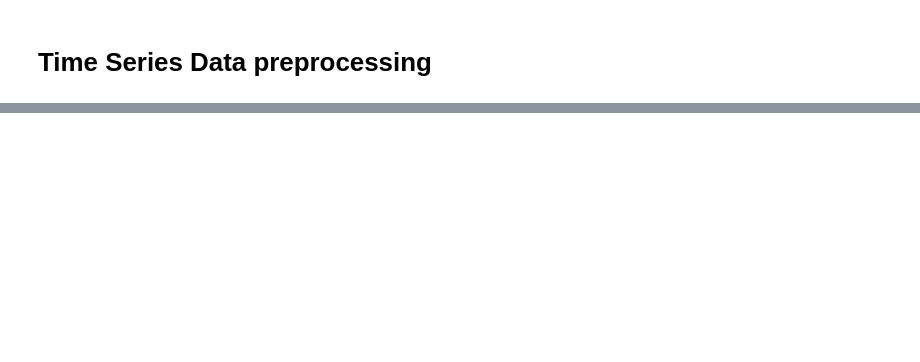
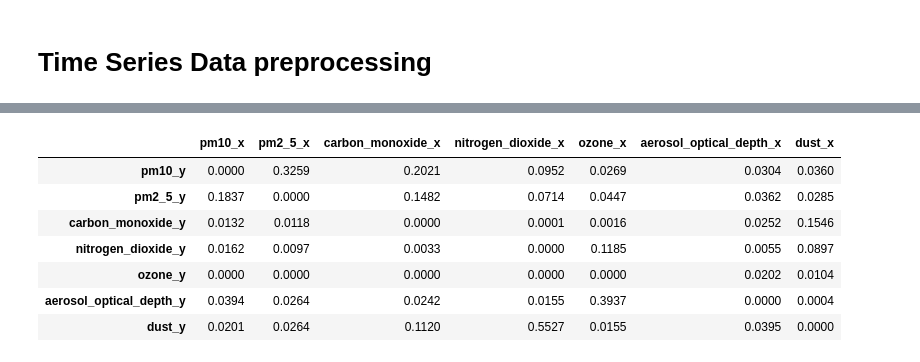
Before and after one commit to kayabaakihiko13/Scrapping_And_Analitic_OpenMeto, a Jupyter notebook: jupyter/test.ipynb, the cells around one changed output, grey strips where cells are left out. Saved outputs shown, nothing was run; the diff lists cells and outputs as text; code cells hidden in the pictures; blank space fills up the shorter version.

```diff
--- a/jupyter/test.ipynb
+++ b/jupyter/test.ipynb
@@ -315,0 +356,11 @@ ModuleNotFoundError: No module named 'tensorflow'
+# %%
+grangers_causation_matrix(data=times_series_df, variables = times_series_df.columns)
+# %% [output]
+|  | pm10_x | pm2_5_x | carbon_monoxide_x | nitrogen_dioxide_x | ozone_x | aerosol_optical_depth_x | dust_x |
+| pm10_y | 0.0000 | 0.3259 | 0.2021 | 0.0952 | 0.0269 | 0.0304 | 0.0360 |
+| pm2_5_y | 0.1837 | 0.0000 | 0.1482 | 0.0714 | 0.0447 | 0.0362 | 0.0285 |
+| carbon_monoxide_y | 0.0132 | 0.0118 | 0.0000 | 0.0001 | 0.0016 | 0.0252 | 0.1546 |
+| nitrogen_dioxide_y | 0.0162 | 0.0097 | 0.0033 | 0.0000 | 0.1185 | 0.0055 | 0.0897 |
+| ozone_y | 0.0000 | 0.0000 | 0.0000 | 0.0000 | 0.0000 | 0.0202 | 0.0104 |
+| aerosol_optical_depth_y | 0.0394 | 0.0264 | 0.0242 | 0.0155 | 0.3937 | 0.0000 | 0.0004 |
+| dust_y | 0.0201 | 0.0264 | 0.1120 | 0.5527 | 0.0155 | 0.0395 | 0.0000 |
```
Also changed, not shown: parts of 28 cells of this notebook, 2 other files.
